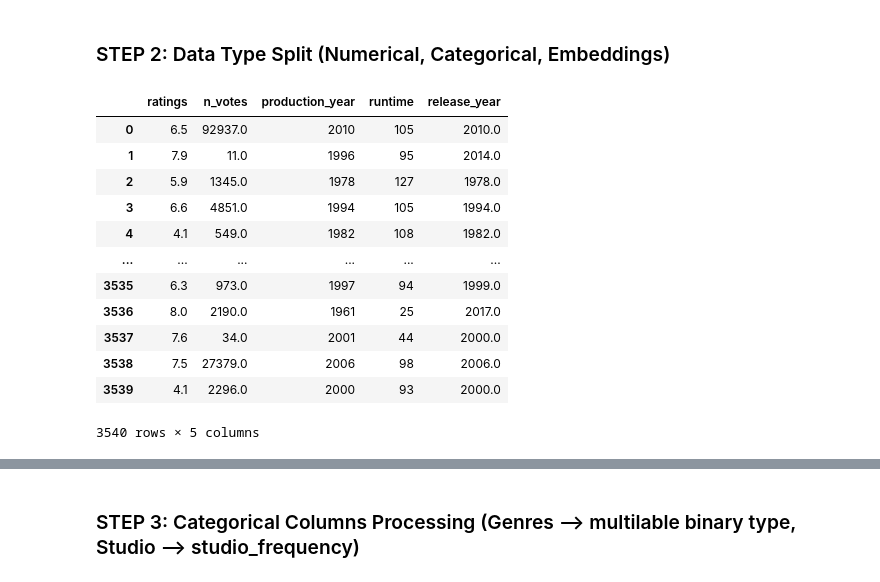
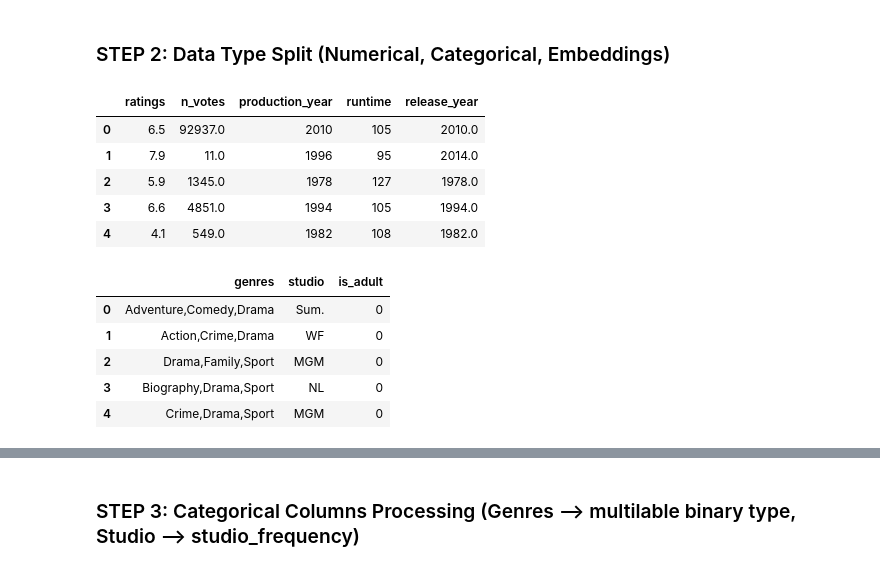
Before and after one commit to Siqi-Hu/LELEC2870-project, a Jupyter notebook: scripts/main.ipynb, the cells around one changed output, grey strips where cells are left out. Drawn from its saved outputs; the diff is of its cells as text; code cells hidden in the pictures.

```diff
--- a/scripts/main.ipynb
+++ b/scripts/main.ipynb
@@ -79,18 +95,20 @@ def data_type_split(df):
 # %%
 df_num, df_cat, df_emb = data_type_split(X1_cleaned)
 # %%
-df_num
+df_num.head()
 # %% [output]
 |  | ratings | n_votes | production_year | runtime | release_year |
 | 0 | 6.5 | 92937.0 | 2010 | 105 | 2010.0 |
 | 1 | 7.9 | 11.0 | 1996 | 95 | 2014.0 |
 | 2 | 5.9 | 1345.0 | 1978 | 127 | 1978.0 |
 | 3 | 6.6 | 4851.0 | 1994 | 105 | 1994.0 |
 | 4 | 4.1 | 549.0 | 1982 | 108 | 1982.0 |
-| ... | ... | ... | ... | ... | ... |
-| 3535 | 6.3 | 973.0 | 1997 | 94 | 1999.0 |
-| 3536 | 8.0 | 2190.0 | 1961 | 25 | 2017.0 |
-| 3537 | 7.6 | 34.0 | 2001 | 44 | 2000.0 |
-| 3538 | 7.5 | 27379.0 | 2006 | 98 | 2006.0 |
-| 3539 | 4.1 | 2296.0 | 2000 | 93 | 2000.0 |
-3540 rows × 5 columns
+# %%
+df_cat.head()
+# %% [output]
+|  | genres | studio | is_adult |
+| 0 | Adventure,Comedy,Drama | Sum. | 0 |
+| 1 | Action,Crime,Drama | WF | 0 |
+| 2 | Drama,Family,Sport | MGM | 0 |
+| 3 | Biography,Drama,Sport | NL | 0 |
+| 4 | Crime,Drama,Sport | MGM | 0 |
```
Also changed, not shown: parts of 2 cells of this notebook, 1 other file.
